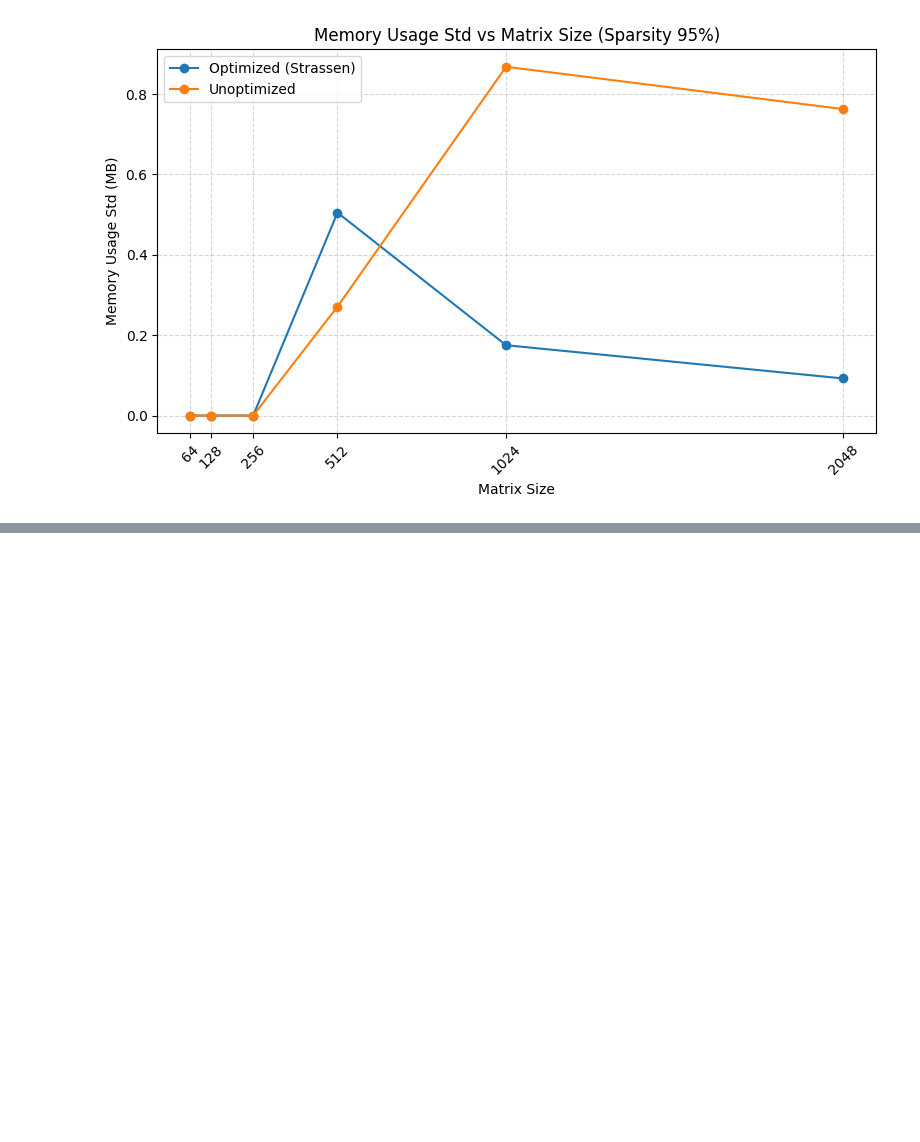
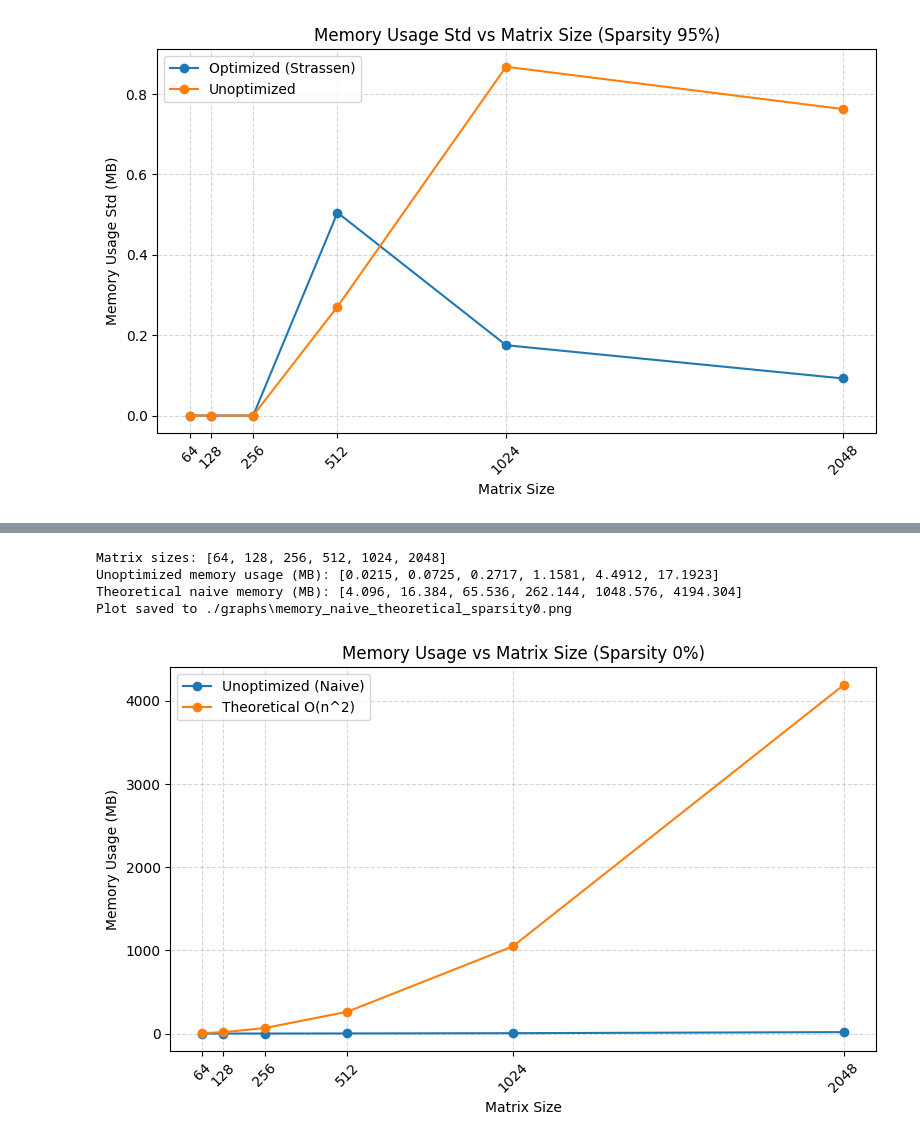
Before and after one commit to KaarloCaballero/Big_data-Task_2, a Jupyter notebook: process_data.ipynb, the cells around one changed output, grey strips where cells are left out. Saved outputs shown, nothing was run; the diff lists cells and outputs as text; code cells hidden in the pictures; blank space fills up the shorter version.

```diff
--- a/process_data.ipynb
+++ b/process_data.ipynb
@@ -1701,0 +1823,41 @@ Plot saved to ./graphs\memory_usage_std_sparsity95.png
+# %%
+import numpy as np
+
+# Filter for sparsity 0
+df_sparsity0 = agg_df[agg_df['sparse_level_percent'] == 0]
+
+# Sort by matrix size
+df_sparsity0 = df_sparsity0.sort_values('matrix_size')
+
+# Extract matrix sizes
+sizes = df_sparsity0['matrix_size'].unique().tolist()
+
+# Extract unoptimized memory usage
+unoptimized_memory = df_sparsity0[df_sparsity0['implementation'] == 'unoptimized']['memory_usage_mb_mean'].tolist()
+
+# Compute theoretical naive memory complexity: O(n^2)
+# Scale factor chosen to roughly match observed memory usage
+scale_factor = 1e-3
+theoretical_naive_memory = [scale_factor * (n ** 2) for n in sizes]
+
+# Print results
+print("Matrix sizes:", sizes)
+print("Unoptimized memory usage (MB):", unoptimized_memory)
+print("Theoretical naive memory (MB):", theoretical_naive_memory)
+
+# Plot the memory usage
+plot_lines(
+    x=sizes,
+    y=[unoptimized_memory, theoretical_naive_memory],
+    labels=['Unoptimized (Naive)', 'Theoretical O(n^2)'],
+    title='Memory Usage vs Matrix Size (Sparsity 0%)',
+    xlabel='Matrix Size',
+    ylabel='Memory Usage (MB)',
+    file_name='memory_naive_theoretical_sparsity0.png',
+)
+# %% [output]
+Matrix sizes: [64, 128, 256, 512, 1024, 2048]
+Unoptimized memory usage (MB): [0.0215, 0.0725, 0.2717, 1.1581, 4.4912, 17.1923]
+Theoretical naive memory (MB): [4.096, 16.384, 65.536, 262.144, 1048.576, 4194.304]
+Plot saved to ./graphs\memory_naive_theoretical_sparsity0.png
+[figure, added]
```
Also changed, not shown: parts of 3 cells of this notebook.
